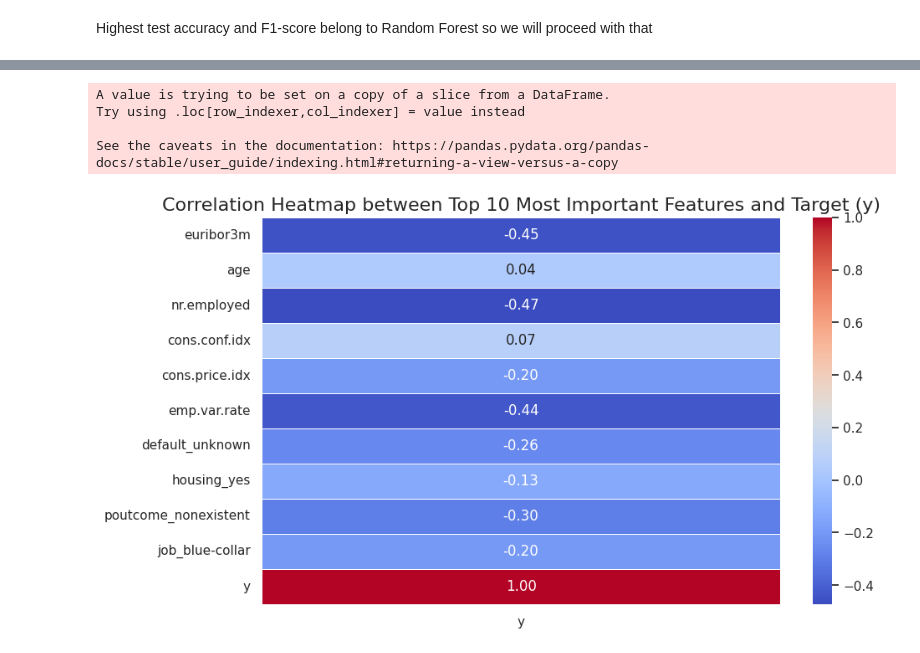
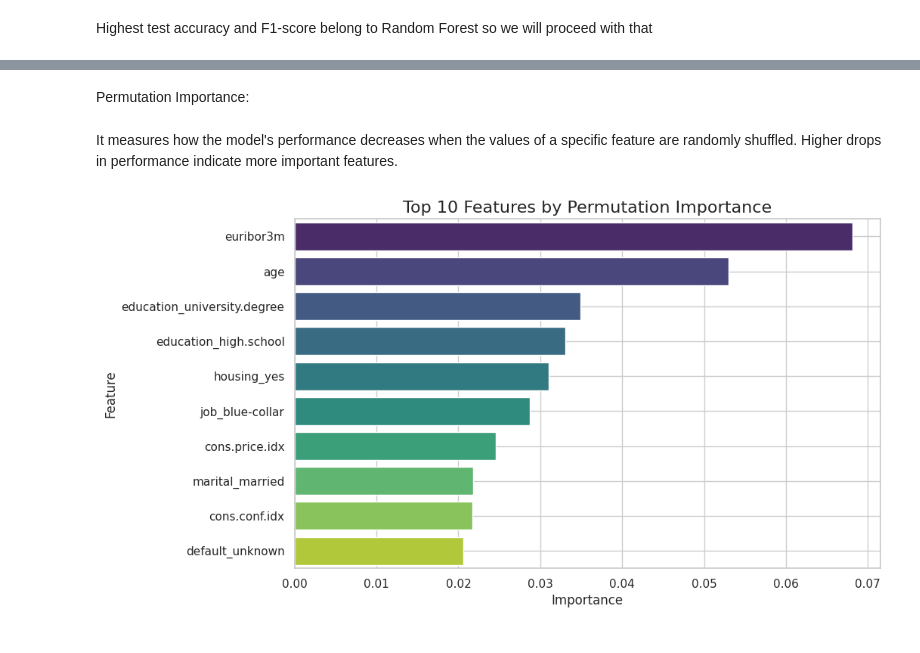
Before and after one commit to melihkurtaran/Bank_Marketing, a Jupyter notebook: TOM_Case.ipynb, the cells around one changed output, grey strips where cells are left out. Saved outputs shown, nothing was run; the diff lists cells and outputs as text; code cells hidden in the pictures.

```diff
--- a/TOM_Case.ipynb
+++ b/TOM_Case.ipynb
@@ -747,23 +797,24 @@ plt.show()
-# %%
-top_n_features = feature_importance_df.head(10)
-
-# Select those features from your scaled dataset
-selected_features = X_train[top_n_features['Feature']]
-
-# Concatenate the selected features with the target variable 'y'
-selected_features['y'] = y_train
-
-# Calculate the correlation matrix
-correlation_matrix = selected_features.corr()
-
-# Create a heatmap to visualize the correlations
-plt.figure(figsize=(10, 6))
-sns.heatmap(correlation_matrix[['y']], annot=True, cmap='coolwarm', fmt=".2f", linewidths=0.5)
-plt.title(f'Correlation Heatmap between Top {10} Most Important Features and Target (y)', fontsize=16)
-plt.show()
-# %% [output]
-A value is trying to be set on a copy of a slice from a DataFrame.
-Try using .loc[row_indexer,col_indexer] = value instead
-
-See the caveats in the documentation: https://pandas.pydata.org/pandas-docs/stable/user_guide/indexing.html#returning-a-view-versus-a-copy
-[figure, removed]
+# %% [markdown]
+Permutation Importance:
+# %% [markdown]
+It measures how the model's performance decreases when the values of a specific feature are randomly shuffled. Higher drops in performance indicate more important features.
+# %%
+# Calculate permutation importances
+perm_importance = permutation_importance(model, X_test, y_test, n_repeats=3, random_state=42)
+
+# Create a DataFrame to store feature names and their importances
+perm_importance_df = pd.DataFrame({'Feature': X_test.columns, 'Importance': perm_importance.importances_mean})
+
+# Sort features by importance in descending order
+perm_importance_df = perm_importance_df.sort_values(by='Importance', ascending=False)
+
+# Plot permutation importance for the top 10 features
+plt.figure(figsize=(10, 6))
+sns.barplot(data=perm_importance_df.head(10), x='Importance', y='Feature', palette='viridis')
+plt.title('Top 10 Features by Permutation Importance', fontsize=16)
+plt.xlabel('Importance', fontsize=12)
+plt.ylabel('Feature', fontsize=12)
+plt.grid(True)
+plt.show()
+# %% [output]
+[figure, added]
```
Also changed, not shown: parts of 23 cells of this notebook.
